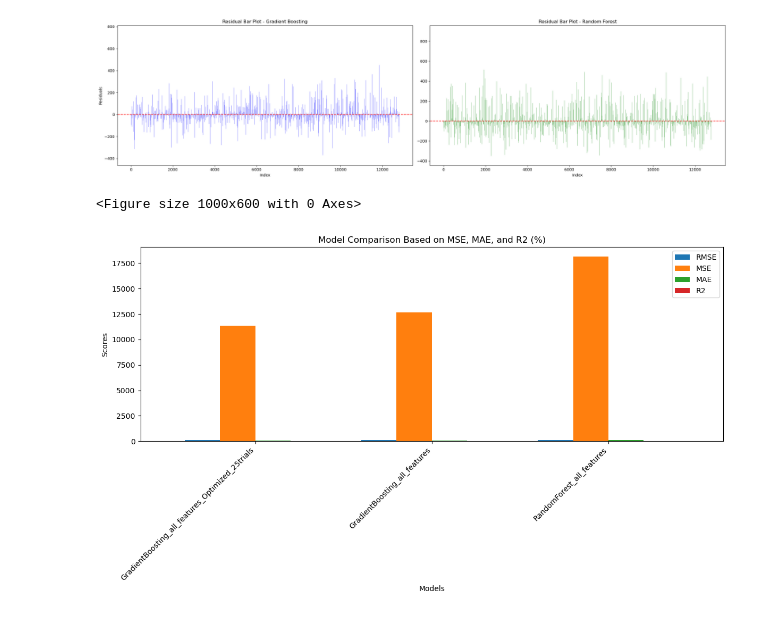
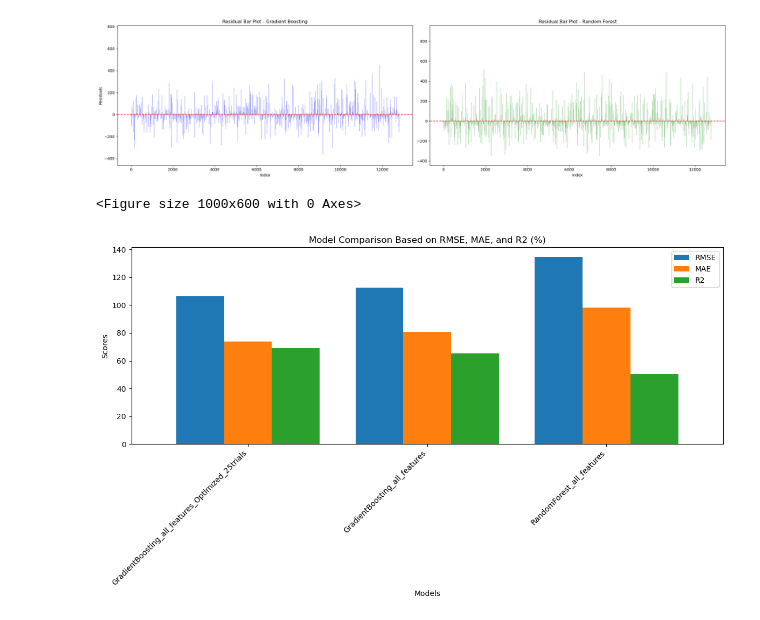
Before and after one commit to rahmaanwer22/DEPI_Project, a Jupyter notebook: Milestone3.ipynb, the cells around one changed output. Drawn from its saved outputs; the diff is of its cells as text; code cells hidden in the pictures.

```diff
--- a/Milestone3.ipynb
+++ b/Milestone3.ipynb
@@ -434,22 +434,22 @@ plt.show()
 # %%
 improved_results_df = pd.DataFrame(improved_results, columns=["Model", "Metrics"])
 
 improved_results_df[["RMSE","MSE", "MAE", "R2"]] = improved_results_df["Metrics"].apply(pd.Series)
-improved_results_df.drop(columns=["Metrics"], inplace=True)
+improved_results_df.drop(columns=["Metrics","MSE"], inplace=True)
 
-improved_results_df["R2"] = improved_results_df["R2"] * 50
+improved_results_df["R2"] = improved_results_df["R2"] * 100
 
-improved_results_df = improved_results_df.sort_values("MSE")
+improved_results_df = improved_results_df.sort_values("RMSE")
 
 plt.figure(figsize=(10, 6))
-improved_results_df.set_index('Model')[['RMSE','MSE', 'MAE', 'R2']].plot(kind='bar', width=0.8, figsize=(12, 7))
+improved_results_df.set_index('Model')[['RMSE', 'MAE', 'R2']].plot(kind='bar', width=0.8, figsize=(12, 7))
 
-plt.title('Model Comparison Based on MSE, MAE, and R2 (%)')
+plt.title('Model Comparison Based on RMSE, MAE, and R2 (%)')
 plt.xlabel('Models')
 plt.ylabel('Scores')
 plt.xticks(rotation=45, ha='right')
 plt.tight_layout()
 plt.show()
 # %% [output]
 <Figure size 1000x600 with 0 Axes>
-[figure, old version]
+[figure, new version]
```
Also changed, not shown: 2 other files.
